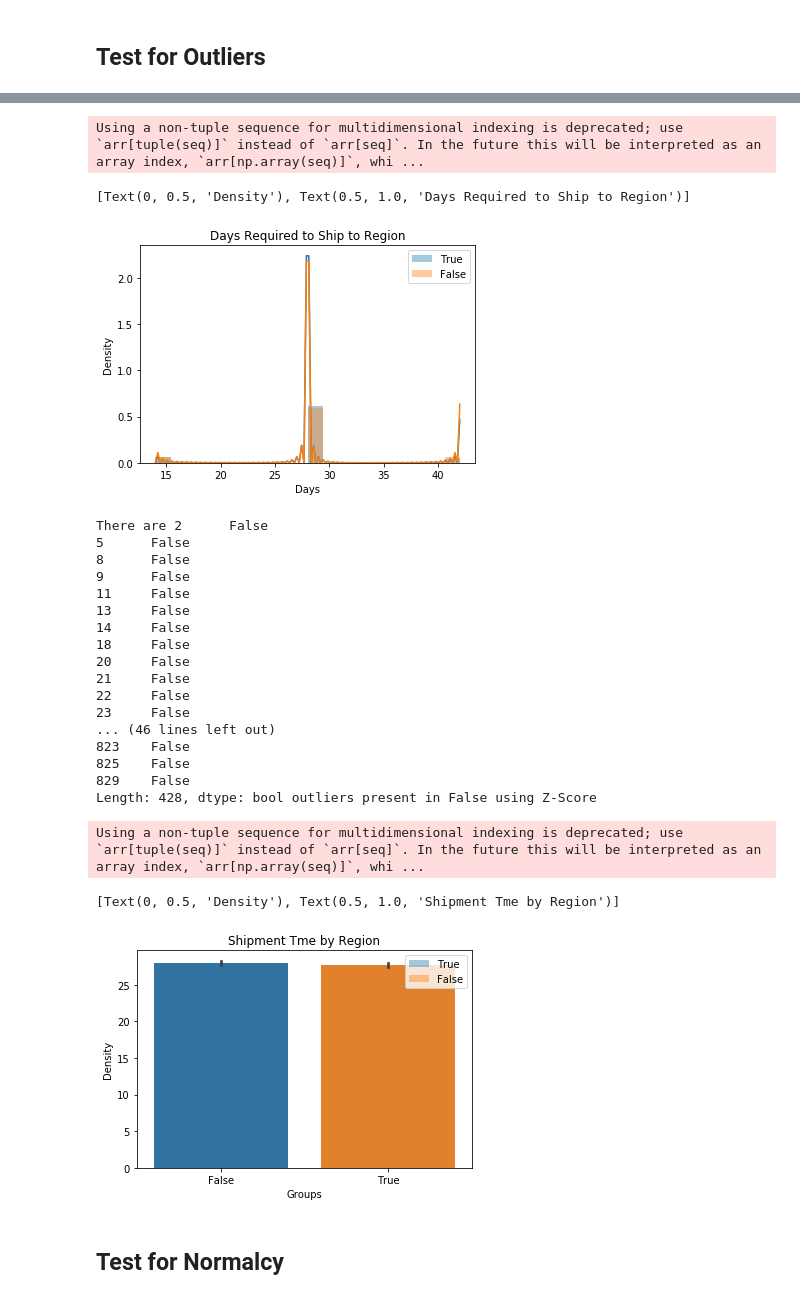
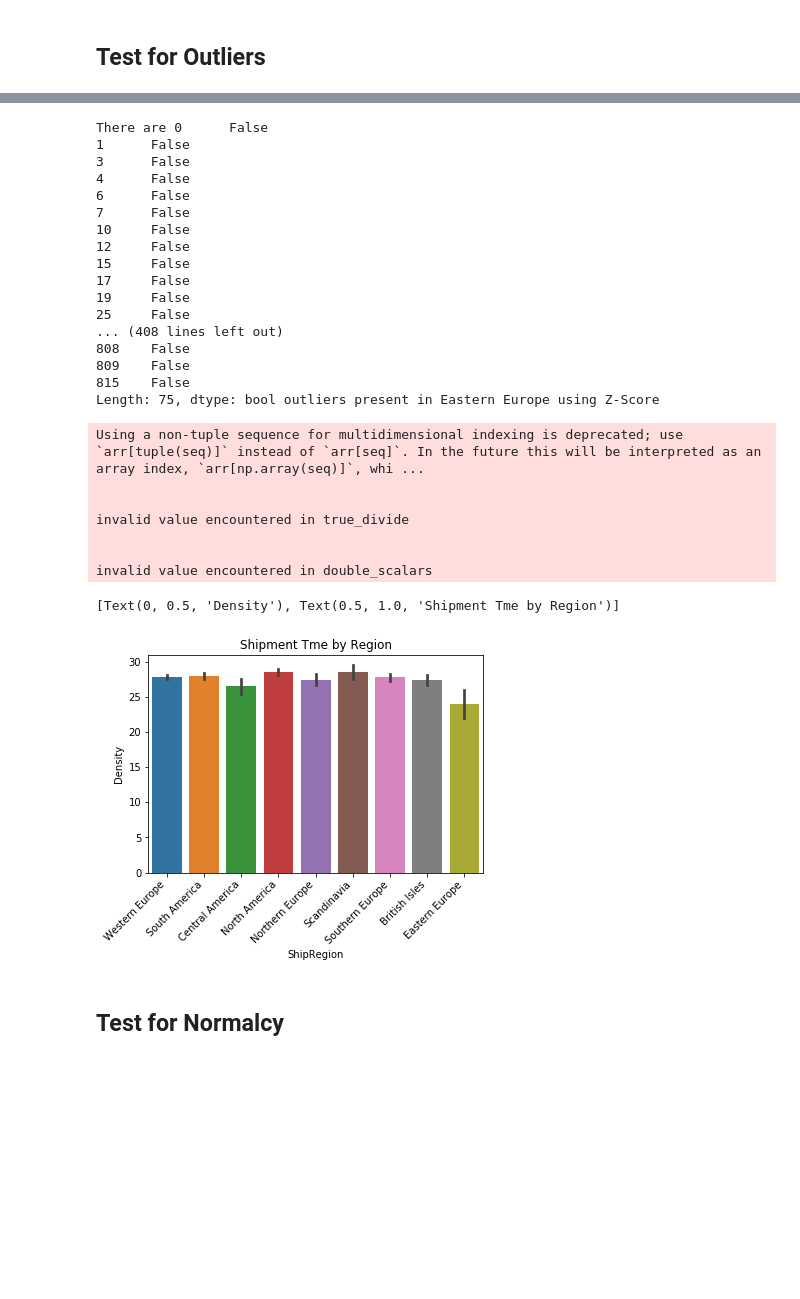
Before and after one commit to jdsmithwes/hypothesis_testing_workflow_python, a Jupyter notebook: student.ipynb, the cells around one changed output, grey strips where cells are left out. Saved outputs shown, nothing was run; the diff lists cells and outputs as text; code cells hidden in the pictures; blank space fills up the shorter version.

```diff
--- a/student.ipynb
+++ b/student.ipynb
@@ -314,5 +330,6 @@ The True ship regions contain Europe or America in their names. So that tests ca
 # %%
 ## To better organize data based on whether an item was full-priced or not, we can create dictionaries
 groups = {}
-for grp_name in df['Groups'].unique():
-    groups[grp_name] = df.groupby('Groups').get_group(grp_name)['Days']
+for grp_name in df['ShipRegion'].unique():
+    groups[grp_name] = df.groupby('ShipRegion').get_group(grp_name)['Days']
+groups.pop('Eastern Europe')
@@ -319,48 +360,50 @@ for grp_name in df['Groups'].unique():
 # %%
-for k,v in groups.items():
-    sns.distplot(v,label = k)
-ax = plt.gca()
-ax.legend()
-ax.set(title = 'Days Required to Ship to Region',ylabel='Density')
+#for k,v in groups.items():
+ #   sns.b(v,label = k)
+#ax = plt.gca()
+#ax.legend()
+#ax.set(title = 'Days Required to Ship to Region',ylabel='Density')
-# %% [output]
-Using a non-tuple sequence for multidimensional indexing is deprecated; use `arr[tuple(seq)]` instead of `arr[seq]`. In the future this will be interpreted as an array index, `arr[np.array(seq)]`, whi ...
-[Text(0, 0.5, 'Density'), Text(0.5, 1.0, 'Days Required to Ship to Region')]
-[figure, removed]
 # %%
 for k,v in groups.items():
     idx_out = find_outliers_Z(v)
-
-print(f'There are {idx_out} outliers present in {grp_name} using Z-Score')
-groups[k] = v[~idx_out]
+    print(f'There are {idx_out} outliers present in {grp_name} using Z-Score')
+    groups[k] = v[~idx_out]
 # %% [output]
-There are 2      False
-5      False
-8      False
-9      False
-11     False
-13     False
-14     False
-18     False
-20     False
-21     False
-22     False
-23     False
-... (46 lines left out)
-823    False
-825    False
-829    False
-Length: 428, dtype: bool outliers present in False using Z-Score
+There are 0      False
+1      False
+3      False
+4      False
+6      False
+7      False
+10     False
+12     False
+15     False
+17     False
+19     False
+25     False
+... (408 lines left out)
+808    False
+809    False
+815    False
+Length: 75, dtype: bool outliers present in Eastern Europe using Z-Score
 # %%
 for k,v in groups.items():
     sns.distplot(v,label = k)
-sns.barplot(data=df, x='Groups', y='Days',ci=68)
+sns.barplot(data=df, x='ShipRegion', y='Days',ci=68)
 ax = plt.gca()
-ax.legend()
+#ax.legend()
+ax.set_xticklabels(ax.get_xticklabels(),rotation = 45,ha = 'right')
 ax.set(title = 'Shipment Tme by Region',ylabel='Density')
 # %% [output]
 Using a non-tuple sequence for multidimensional indexing is deprecated; use `arr[tuple(seq)]` instead of `arr[seq]`. In the future this will be interpreted as an array index, `arr[np.array(seq)]`, whi ...
+
+
+invalid value encountered in true_divide
+
+
+invalid value encountered in double_scalars
 [Text(0, 0.5, 'Density'), Text(0.5, 1.0, 'Shipment Tme by Region')]
-[figure, old version]
+[figure, new version]
 # %% [markdown]
 ## Test for Normalcy
 # %%
```
Also changed, not shown: parts of 33 cells of this notebook.
